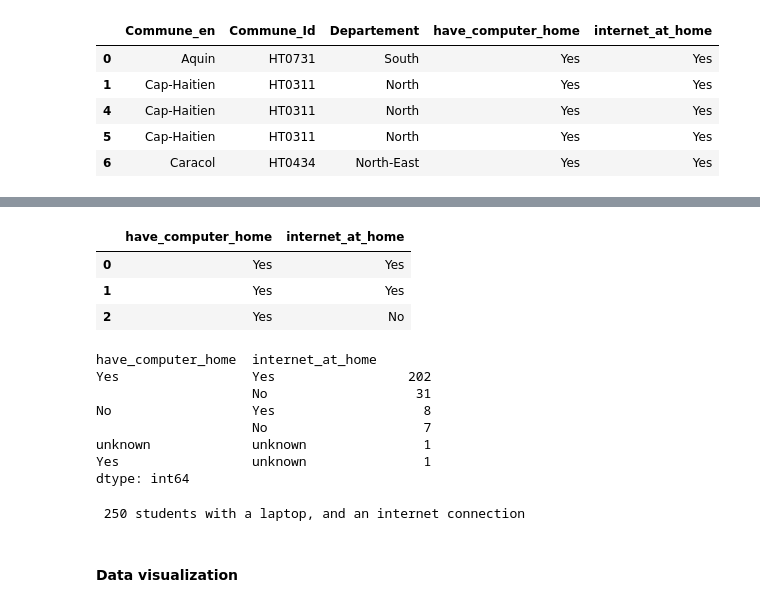
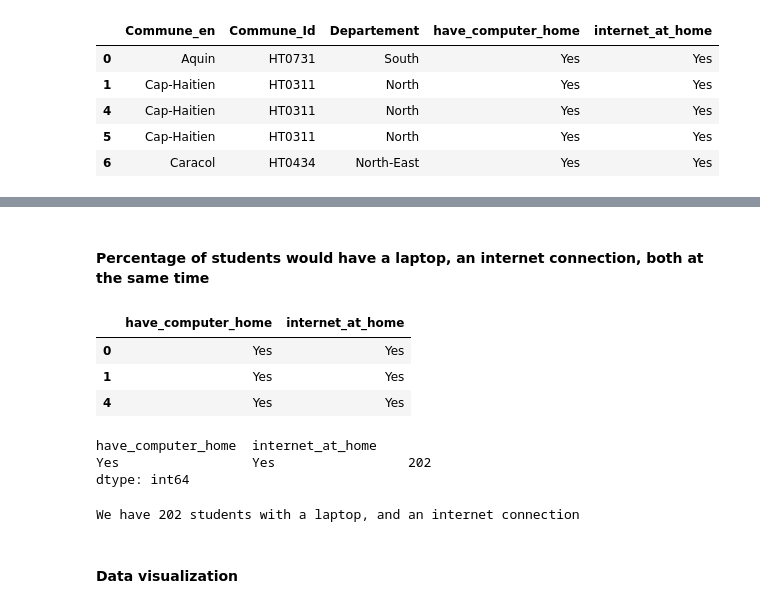
Before and after one commit to kesnel/Project-Data-Processing, a Jupyter notebook: data.ipynb, the cells around one changed output, grey strips where cells are left out. Cells and saved outputs as stored; diff of their text form; code cells hidden in the pictures.

```diff
--- a/data.ipynb
+++ b/data.ipynb
@@ -577,30 +597,27 @@ both_yes.head()
+# %% [markdown]
+#### Percentage of students would have a laptop, an internet connection, both at the same time
 # %%
 # Select specifie
-both_yes = new_df[["have_computer_home","internet_at_home"]]
-both_yes.head(3)
+percent_both = both_yes[["have_computer_home","internet_at_home"]]
+percent_both.head(3)
 # %% [output]
 |  | have_computer_home | internet_at_home |
 | 0 | Yes | Yes |
 | 1 | Yes | Yes |
-| 2 | Yes | No |
+| 4 | Yes | Yes |
 # %%
 # Control the some for both
-final_both = results.value_counts()
-final_both
+result_percent_both_yes = percent_both.value_counts()
+result_percent_both_yes
 # %% [output]
 have_computer_home  internet_at_home
 Yes                 Yes                 202
-                    No                   31
-No                  Yes                   8
-                    No                    7
-unknown             unknown               1
-Yes                 unknown               1
 dtype: int64
 # %%
 # Sum of total students
-print("",results.value_counts().sum(),"students with a laptop, and an internet connection")
+print("We have",result_percent_both_yes.sum(),"students with a laptop, and an internet connection")
 # %% [output]
- 250 students with a laptop, and an internet connection
+We have 202 students with a laptop, and an internet connection
 # %% [markdown]
 #### Data visualization
 # %% [markdown]
```
Also changed, not shown: parts of 12 cells of this notebook.
